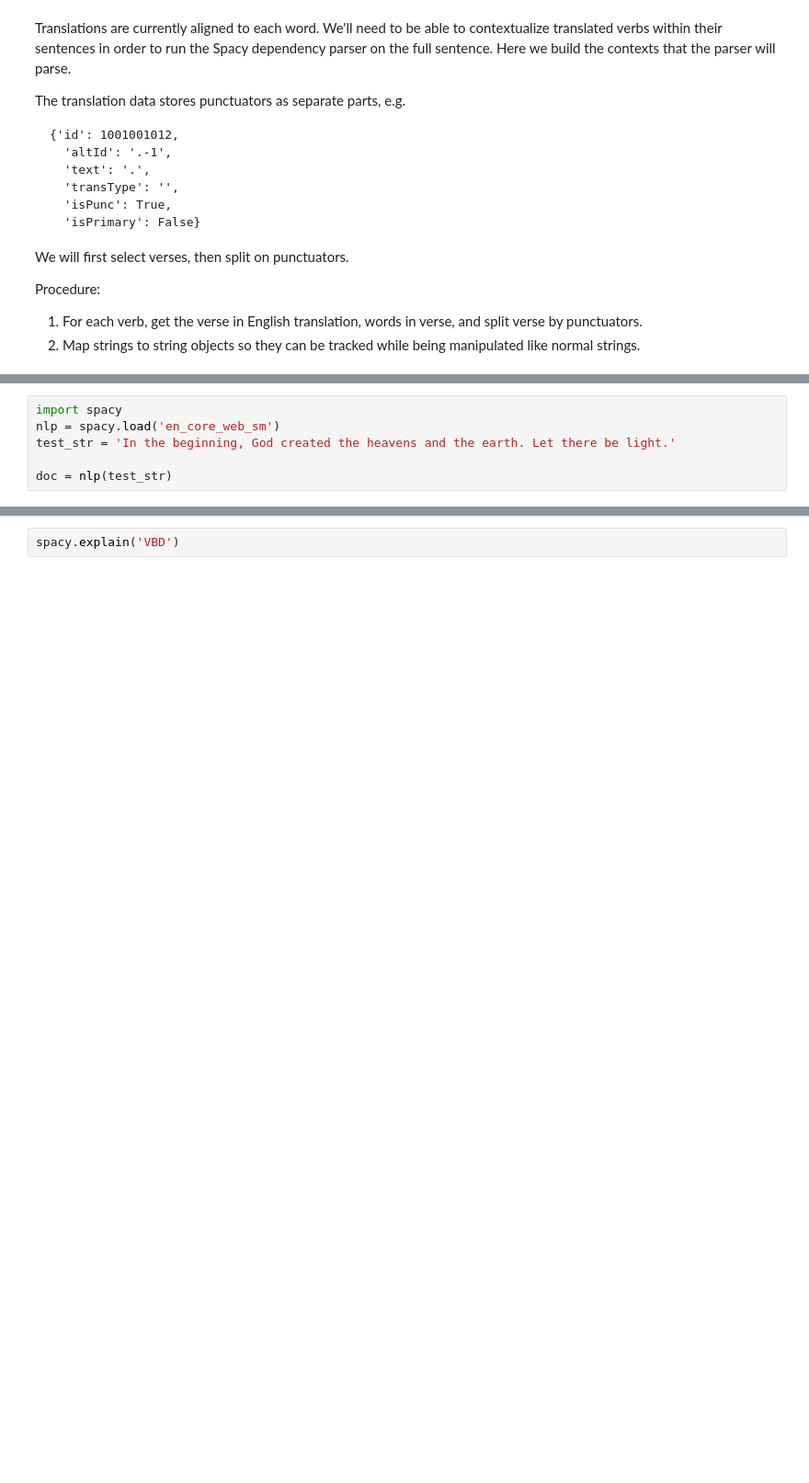
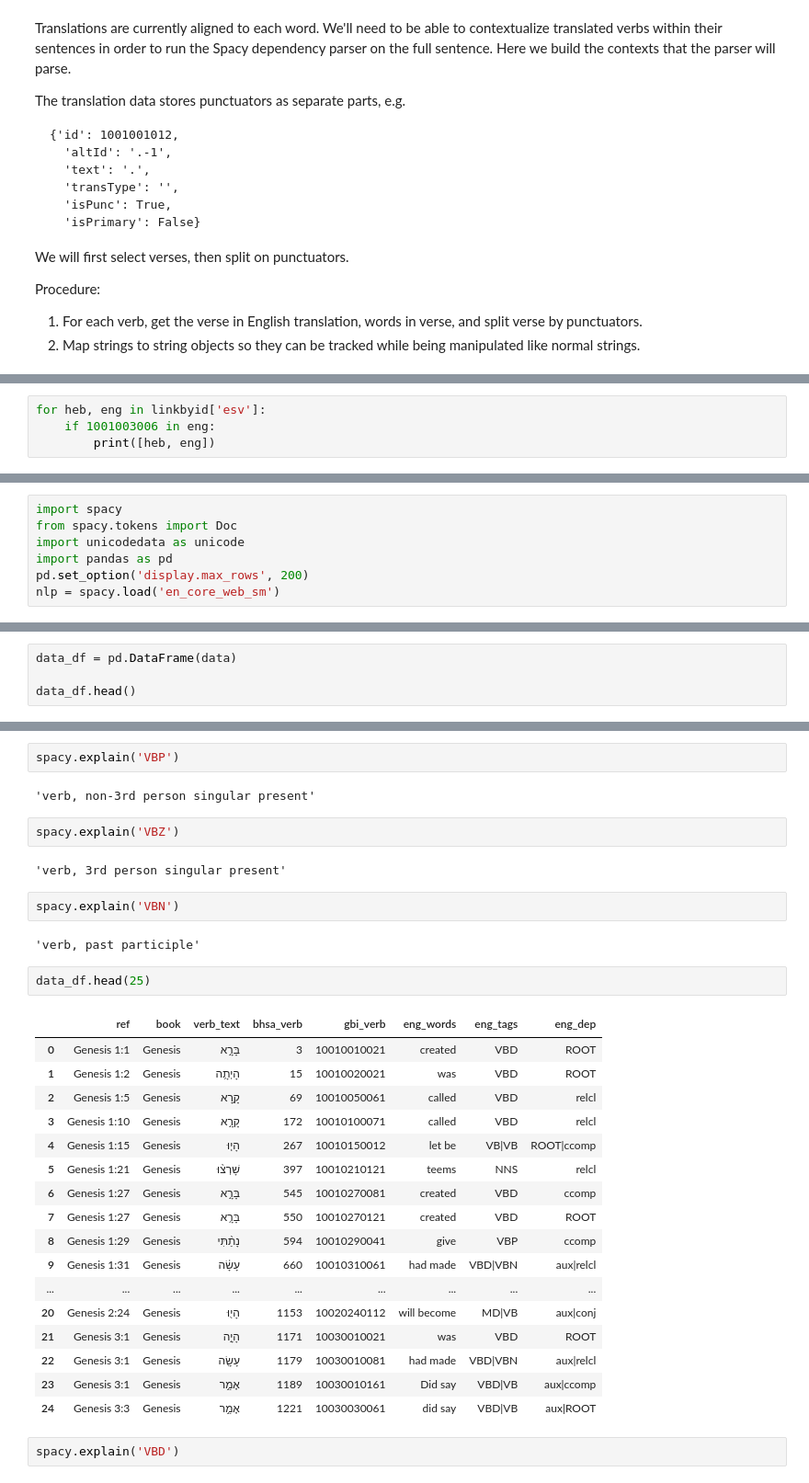
Before and after one commit to CambridgeSemiticsLab/Gesenius_data, a Jupyter notebook: data/build_verb_dataset.ipynb, the cells around one changed output, grey strips where cells are left out. Shown at 92% size. Saved outputs shown, nothing was run; the diff lists cells and outputs as text; blank space fills up the shorter version.

```diff
--- a/data/build_verb_dataset.ipynb
+++ b/data/build_verb_dataset.ipynb
@@ -213,6 +250,0 @@ https://spacy.io/usage/linguistic-features
-# %%
-import spacy
-nlp = spacy.load('en_core_web_sm')
-test_str = 'In the beginning, God created the heavens and the earth. Let there be light.'
-
-doc = nlp(test_str)
@@ -239,0 +251,4 @@ light JJ ADJ attr
+# %%
+for heb, eng in linkbyid['esv']:
+    if 1001003006 in eng:
+        print([heb, eng])
@@ -239,0 +261,7 @@ light JJ ADJ attr
+# %%
+import spacy
+from spacy.tokens import Doc
+import unicodedata as unicode
+import pandas as pd
+pd.set_option('display.max_rows', 200)
+nlp = spacy.load('en_core_web_sm')
@@ -239,0 +340,4 @@ light JJ ADJ attr
+# %%
+data_df = pd.DataFrame(data)
+
+data_df.head()
@@ -240,3 +351,35 @@ light JJ ADJ attr
+# %%
+spacy.explain('VBP')
+# %% [output]
+'verb, non-3rd person singular present'
+# %%
+spacy.explain('VBZ')
+# %% [output]
+'verb, 3rd person singular present'
+# %%
+spacy.explain('VBN')
+# %% [output]
+'verb, past participle'
+# %%
+data_df.head(25)
+# %% [output]
+|  | ref | book | verb_text | bhsa_verb | gbi_verb | eng_words | eng_tags | eng_dep |
+| 0 | Genesis 1:1 | Genesis | בָּרָ֣א | 3 | 10010010021 | created | VBD | ROOT |
+| 1 | Genesis 1:2 | Genesis | הָיְתָ֥ה | 15 | 10010020021 | was | VBD | ROOT |
+| 2 | Genesis 1:5 | Genesis | קָ֣רָא | 69 | 10010050061 | called | VBD | relcl |
+| 3 | Genesis 1:10 | Genesis | קָרָ֣א | 172 | 10010100071 | called | VBD | relcl |
+| 4 | Genesis 1:15 | Genesis | הָי֤וּ | 267 | 10010150012 | let be | VB|VB | ROOT|ccomp |
+| 5 | Genesis 1:21 | Genesis | שָׁרְצ֨וּ | 397 | 10010210121 | teems | NNS | relcl |
+| 6 | Genesis 1:27 | Genesis | בָּרָ֣א | 545 | 10010270081 | created | VBD | ccomp |
+| 7 | Genesis 1:27 | Genesis | בָּרָ֥א | 550 | 10010270121 | created | VBD | ROOT |
+| 8 | Genesis 1:29 | Genesis | נָתַ֨תִּי | 594 | 10010290041 | give | VBP | ccomp |
+| 9 | Genesis 1:31 | Genesis | עָשָׂ֔ה | 660 | 10010310061 | had made | VBD|VBN | aux|relcl |
+| ... | ... | ... | ... | ... | ... | ... | ... | ... |
+| 20 | Genesis 2:24 | Genesis | הָי֖וּ | 1153 | 10020240112 | will become | MD|VB | aux|conj |
+| 21 | Genesis 3:1 | Genesis | הָיָ֣ה | 1171 | 10030010021 | was | VBD | ROOT |
+| 22 | Genesis 3:1 | Genesis | עָשָׂ֖ה | 1179 | 10030010081 | had made | VBD|VBN | aux|relcl |
+| 23 | Genesis 3:1 | Genesis | אָמַ֣ר | 1189 | 10030010161 | Did say | VBD|VB | aux|ccomp |
+| 24 | Genesis 3:3 | Genesis | אָמַ֣ר | 1221 | 10030030061 | did say | VBD|VB | aux|ROOT |
 # %%
 spacy.explain('VBD')
 # %% [output]
```
Also changed, not shown: parts of 20 cells of this notebook.
